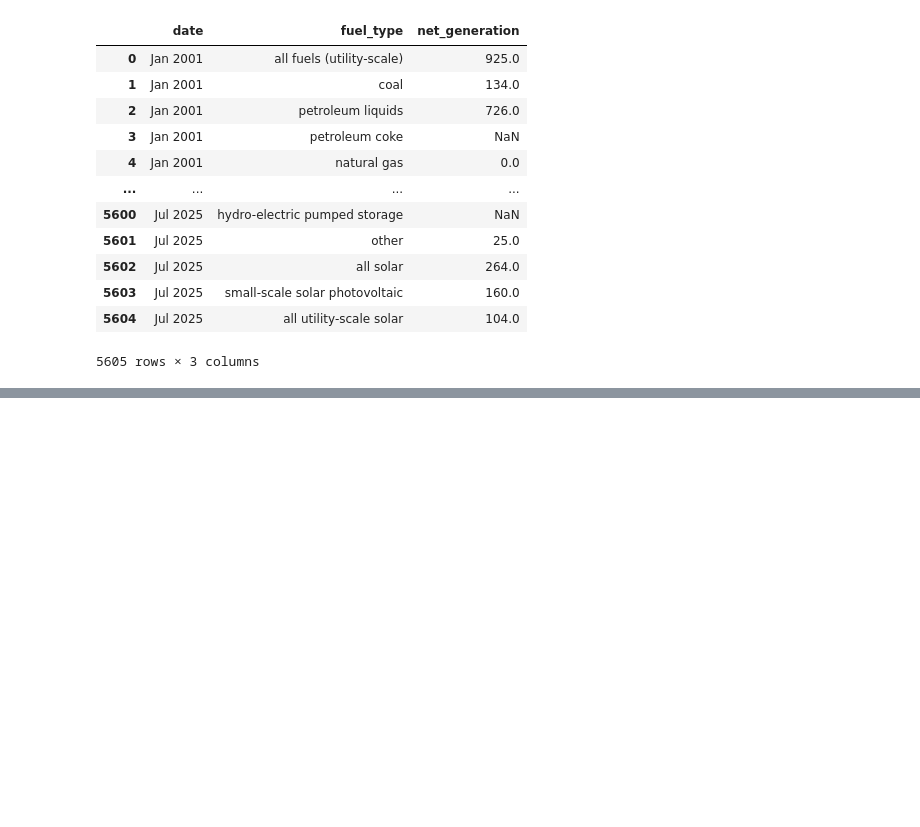
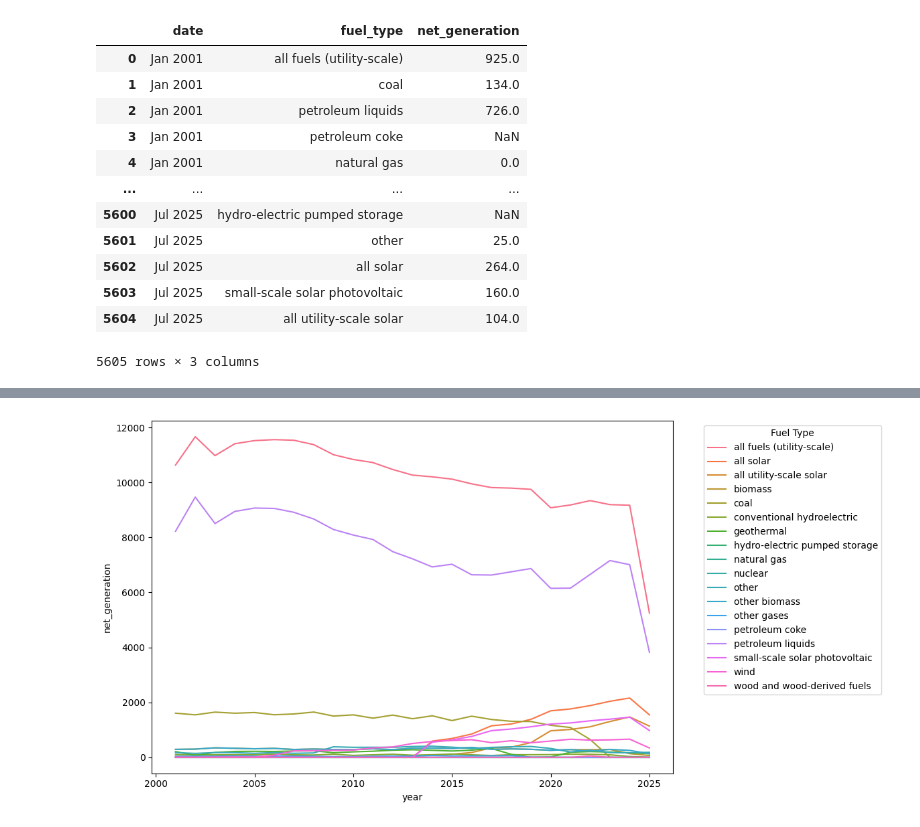
Before and after one commit to ashleyholen/Data-Science-Capstone, a Jupyter notebook: capstone.ipynb, the cells around one changed output, grey strips where cells are left out. Cells and saved outputs as stored; diff of their text form; code cells hidden in the pictures; blank space fills up the shorter version.

```diff
--- a/capstone.ipynb
+++ b/capstone.ipynb
@@ -108,0 +171,11 @@ tidy_df
+# %%
+tidy_df["year"] = tidy_df["date"].dt.year
+
+#grouping by year and category, then sum net gen
+yearly_sum = (
+    tidy_df
+    .groupby(["year", "fuel_type"], as_index=False)
+    ["net_generation"].sum()
+)
+
+yearly_sum
@@ -108,0 +196,12 @@ tidy_df
+# %%
+# Make the figure larger (width=12, height=6)
+plt.figure(figsize=(12, 6))
+
+sns.lineplot(data=yearly_sum, x="year", y="net_generation", hue = "fuel_type")
+
+# Move the legend outside the plot
+plt.legend(title='Fuel Type', bbox_to_anchor=(1.05, 1), loc='upper left')
+plt.tight_layout()
+plt.show()
+# %% [output]
+[figure, added]
```
Also changed, not shown: parts of 10 cells of this notebook.
